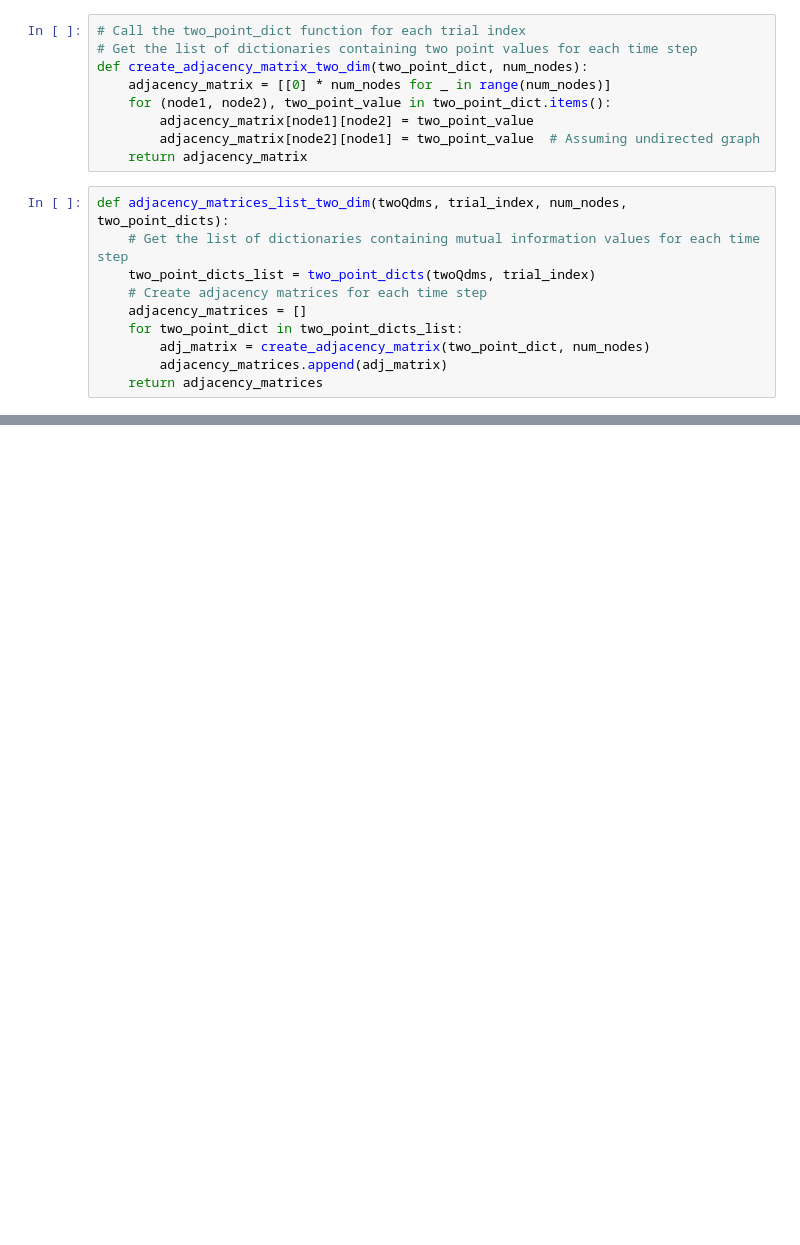
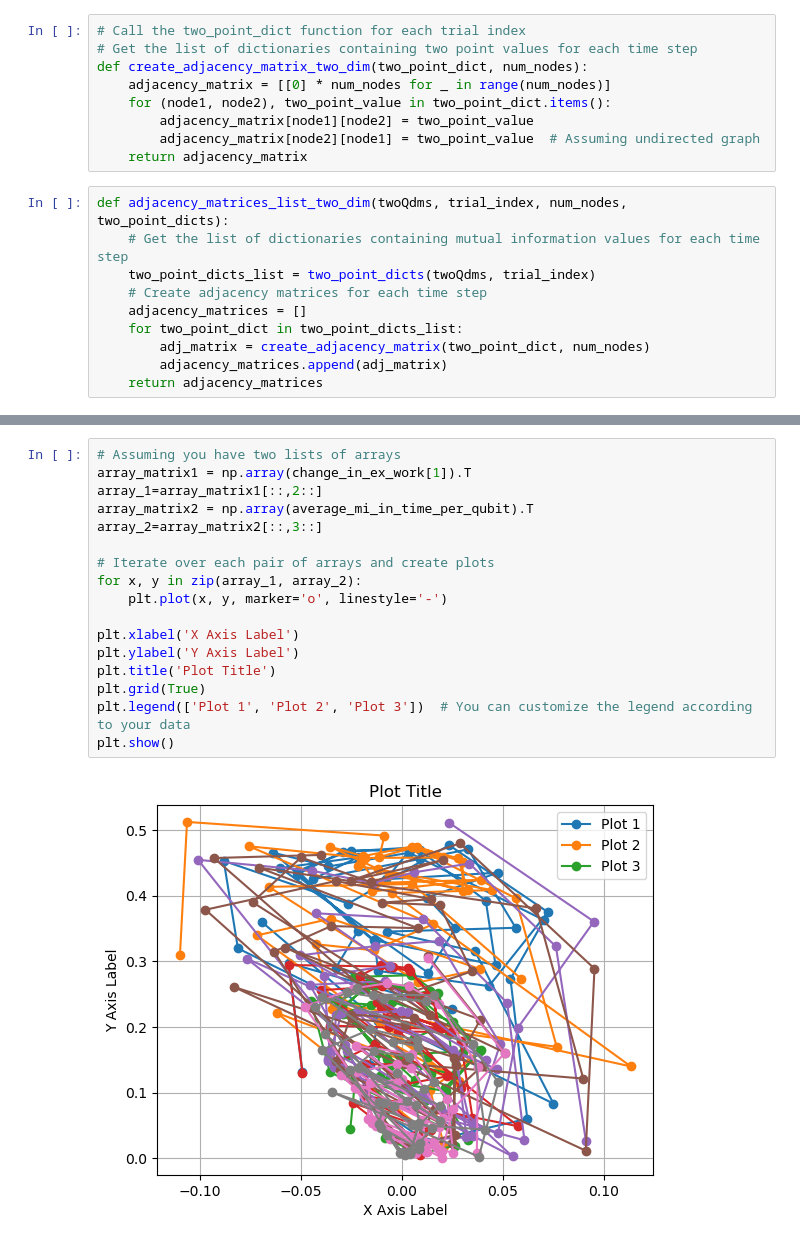
Before and after one commit to jacksonhenry3/Qnibble, a Jupyter notebook: Notebooks/MI_Conc_Wex_nexus.ipynb, the cells around one changed output, grey strips where cells are left out. Cells and saved outputs as stored; diff of their text form; blank space fills up the shorter version.

```diff
--- a/Notebooks/MI_Conc_Wex_nexus.ipynb
+++ b/Notebooks/MI_Conc_Wex_nexus.ipynb
@@ -473,0 +506,19 @@ matrix([[0.11627418-1.37767686e-10j]])
+# %%
+# Assuming you have two lists of arrays
+array_matrix1 = np.array(change_in_ex_work[1]).T
+array_1=array_matrix1[::,2::]
+array_matrix2 = np.array(average_mi_in_time_per_qubit).T
+array_2=array_matrix2[::,3::]
+
+# Iterate over each pair of arrays and create plots
+for x, y in zip(array_1, array_2):
+    plt.plot(x, y, marker='o', linestyle='-')
+
+plt.xlabel('X Axis Label')
+plt.ylabel('Y Axis Label')
+plt.title('Plot Title')
+plt.grid(True)
+plt.legend(['Plot 1', 'Plot 2', 'Plot 3'])  # You can customize the legend according to your data
+plt.show()
+# %% [output]
+[figure, added]
```
Also changed, not shown: parts of 11 cells of this notebook.
